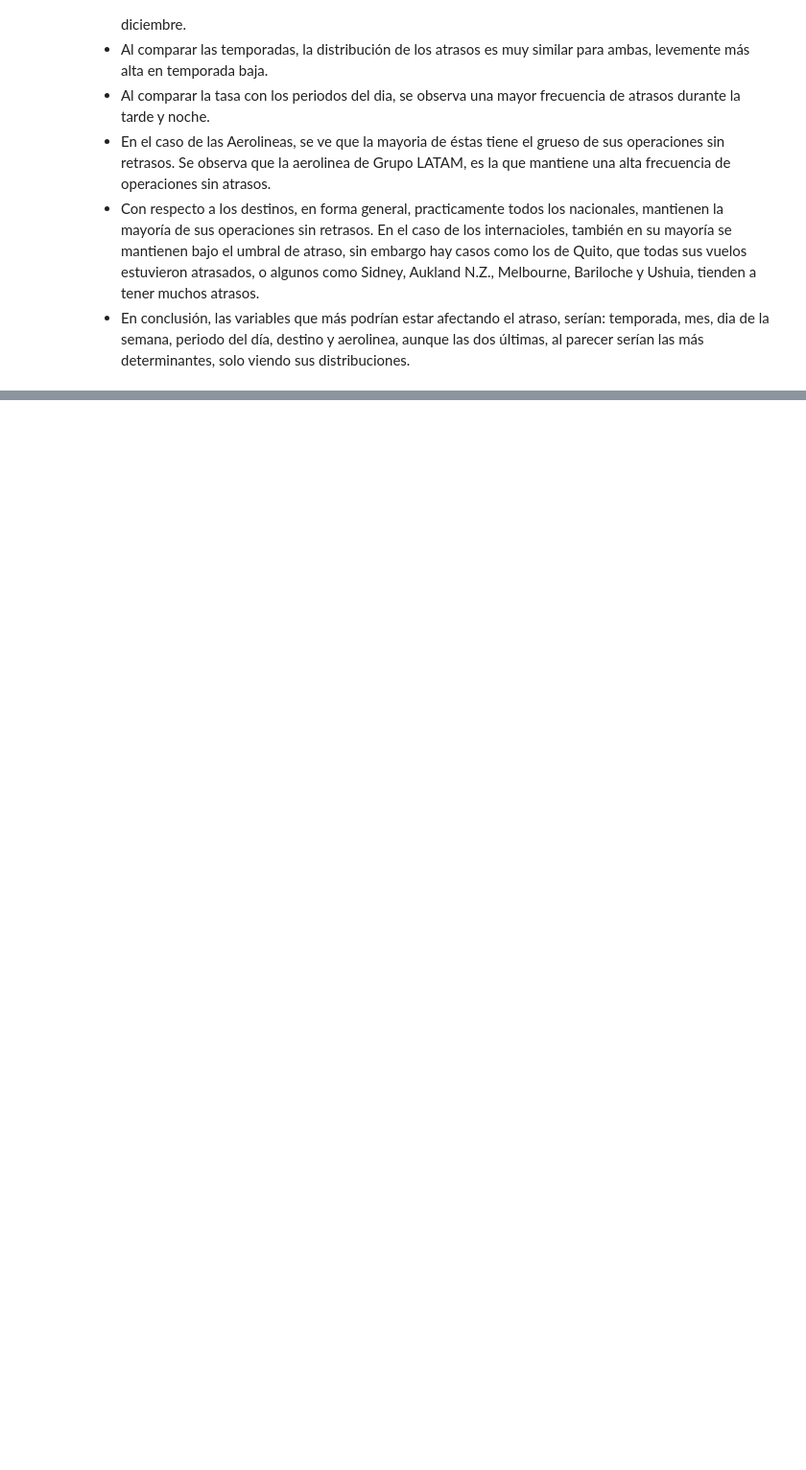
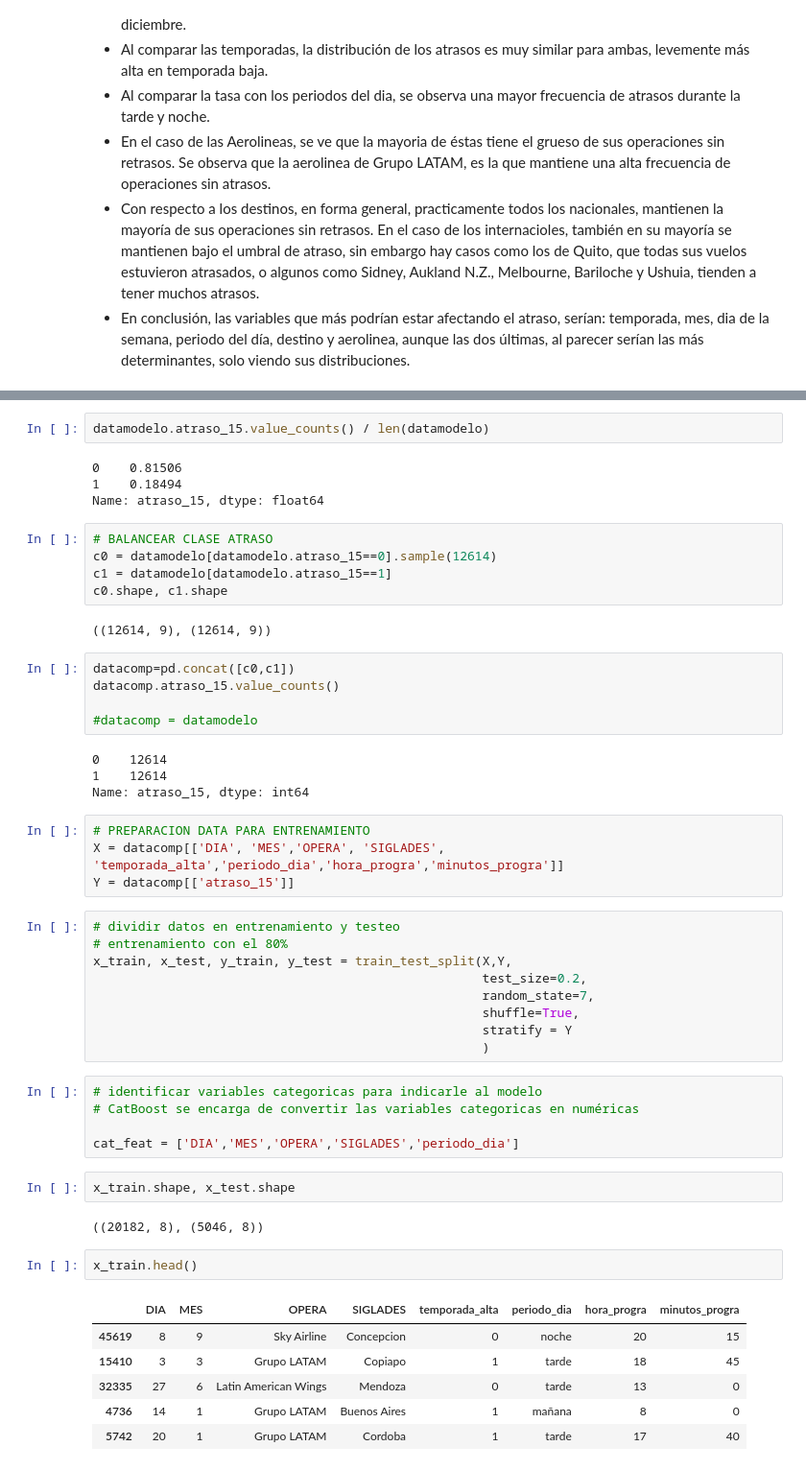
Before and after one commit to samuelsoc/Data-Scientist-Challenge, a Jupyter notebook: solution.ipynb, the cells around one changed output, grey strips where cells are left out. Shown at 96% size. Saved outputs shown, nothing was run; the diff lists cells and outputs as text; blank space fills up the shorter version.

```diff
--- a/solution.ipynb
+++ b/solution.ipynb
@@ -380,0 +480,53 @@ plt.gcf().set_size_inches(12, 10)
+# %%
+datamodelo.atraso_15.value_counts() / len(datamodelo)
+# %% [output]
+0    0.81506
+1    0.18494
+Name: atraso_15, dtype: float64
+# %%
+# BALANCEAR CLASE ATRASO
+c0 = datamodelo[datamodelo.atraso_15==0].sample(12614)
+c1 = datamodelo[datamodelo.atraso_15==1]
+c0.shape, c1.shape
+# %% [output]
+((12614, 9), (12614, 9))
+# %%
+datacomp=pd.concat([c0,c1])
+datacomp.atraso_15.value_counts()
+
+#datacomp = datamodelo
+# %% [output]
+0    12614
+1    12614
+Name: atraso_15, dtype: int64
+# %%
+# PREPARACION DATA PARA ENTRENAMIENTO
+X = datacomp[['DIA', 'MES','OPERA', 'SIGLADES', 'temporada_alta','periodo_dia','hora_progra','minutos_progra']]
+Y = datacomp[['atraso_15']]
+# %%
+# dividir datos en entrenamiento y testeo
+# entrenamiento con el 80%
+x_train, x_test, y_train, y_test = train_test_split(X,Y,
+                                                    test_size=0.2,
+                                                    random_state=7,
+                                                    shuffle=True,
+                                                    stratify = Y
+                                                    )
+# %%
+# identificar variables categoricas para indicarle al modelo
+# CatBoost se encarga de convertir las variables categoricas en numéricas
+
+cat_feat = ['DIA','MES','OPERA','SIGLADES','periodo_dia']
+# %%
+x_train.shape, x_test.shape
+# %% [output]
+((20182, 8), (5046, 8))
+# %%
+x_train.head()
+# %% [output]
+|  | DIA | MES | OPERA | SIGLADES | temporada_alta | periodo_dia | hora_progra | minutos_progra |
+| 45619 | 8 | 9 | Sky Airline | Concepcion | 0 | noche | 20 | 15 |
+| 15410 | 3 | 3 | Grupo LATAM | Copiapo | 1 | tarde | 18 | 45 |
+| 32335 | 27 | 6 | Latin American Wings | Mendoza | 0 | tarde | 13 | 0 |
+| 4736 | 14 | 1 | Grupo LATAM | Buenos Aires | 1 | mañana | 8 | 0 |
+| 5742 | 20 | 1 | Grupo LATAM | Cordoba | 1 | tarde | 17 | 40 |
```
Also changed, not shown: parts of 28 cells of this notebook.
